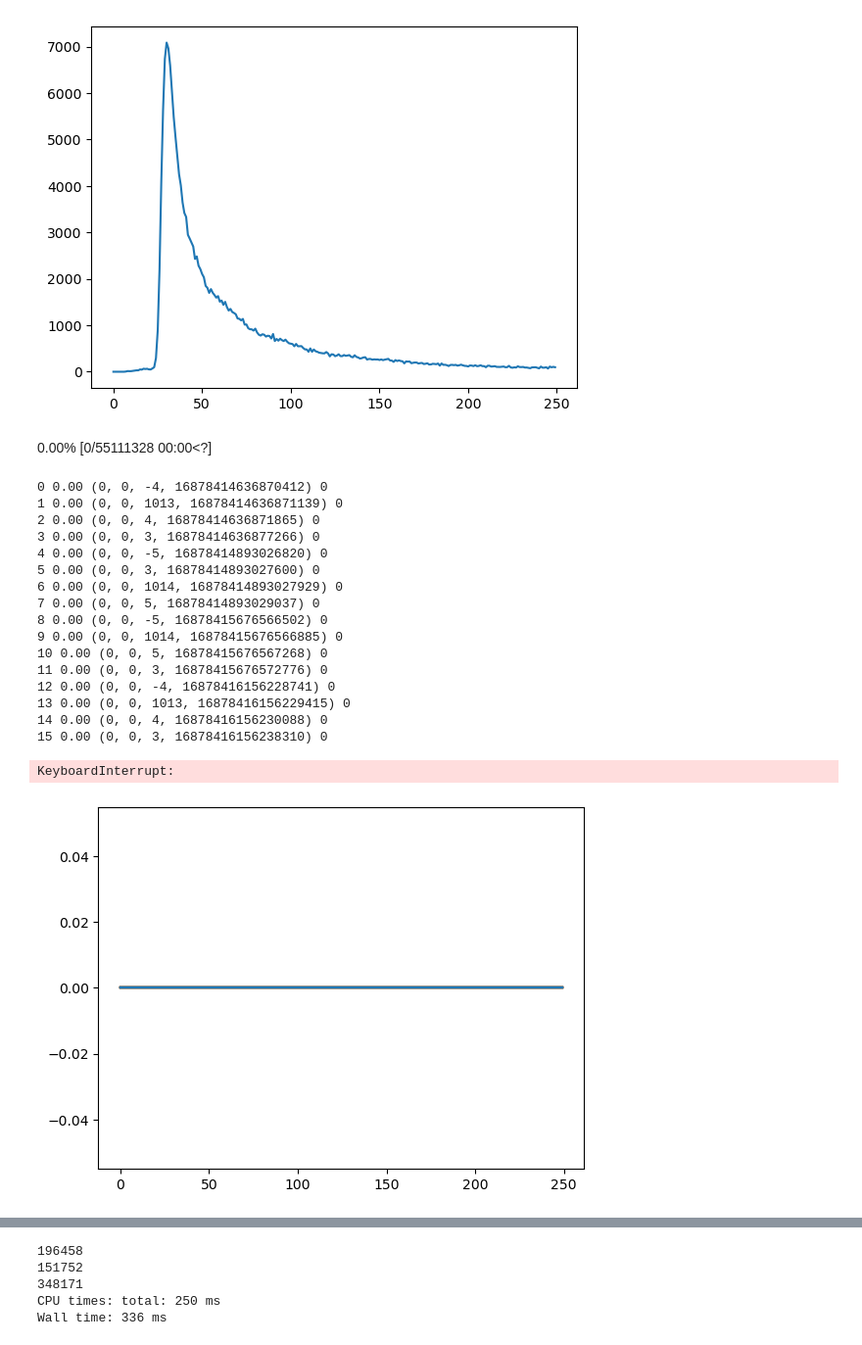
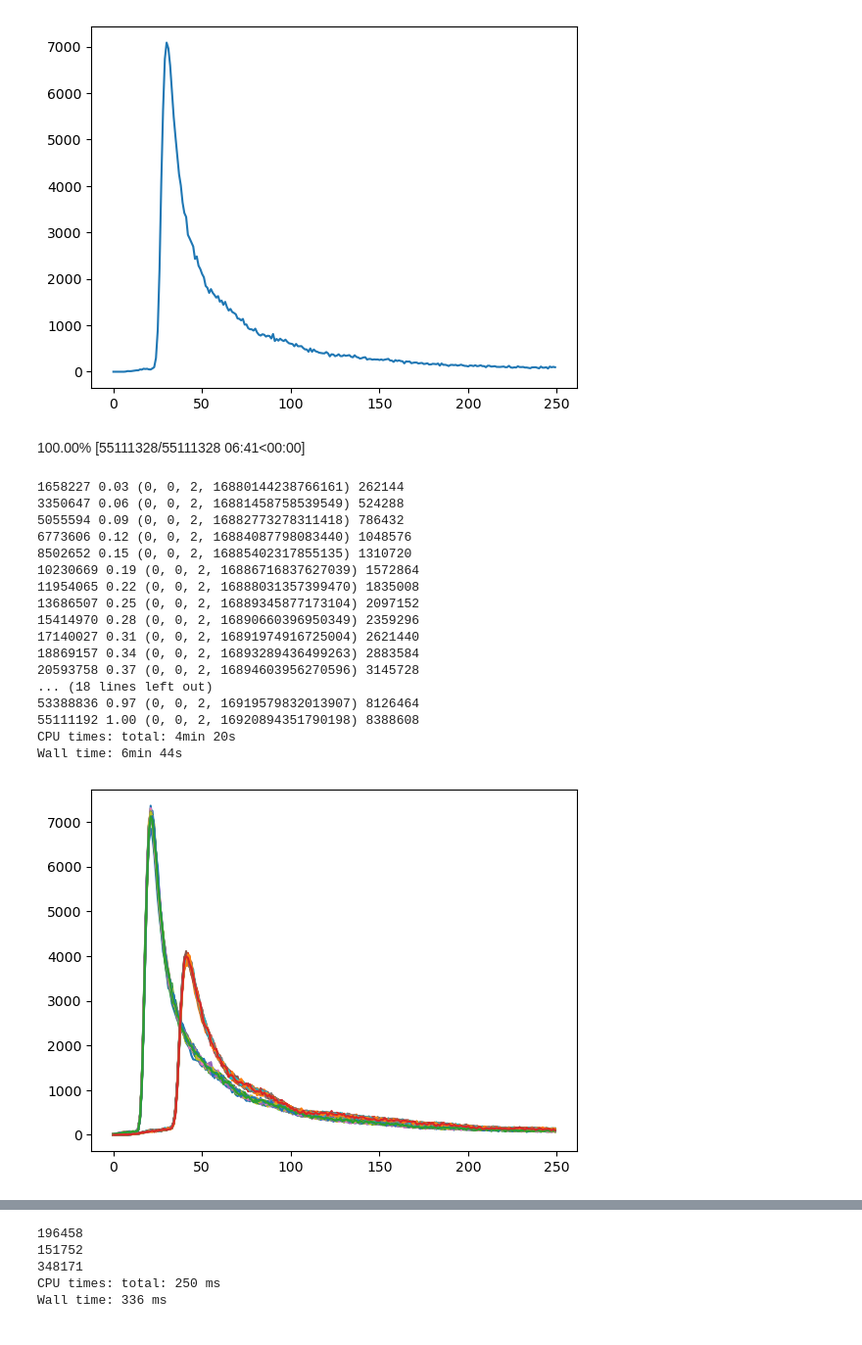
Before and after one commit to PriyaMulla/dashboardsforMM, a Jupyter notebook: J1_BBFile.ipynb, the cells around one changed output, grey strips where cells are left out. Shown at 98% size. Drawn from its saved outputs; the diff is of its cells as text; code cells hidden in the pictures.

```diff
--- a/J1_BBFile.ipynb
+++ b/J1_BBFile.ipynb
@@ -450,6 +450,7 @@ sdts=[]
 current_pixel=0
 arr1=[]#np.zeros(512*512)
 arr2=[]#np.zeros(512*512)
+frm_pixel=[0]
 
 for ix,photon_event in progress_bar(enumerate(data_),total=len(data_)):
 
@@ -484,51 +485,55 @@ for ix,photon_event in progress_bar(enumerate(data_),total=len(data_)):
             arr2.append(times2)
         else:
             arr2.append([-12501])
         times1 = []
         times2 = []
 
-    if (current_pixel%(512*512)==0)&(current_pixel>0):
+    #frm = current_pixel/(512*512)
+
+    if (current_pixel%(512*512)==0)&(current_pixel>frm_pixel[-1]):
 
         print(ix,f'{ix/len(data_):.2f}',photon_event, current_pixel)
 
 
         sdt1=np.zeros([512*512,256])
         sdt2=np.zeros([512*512,256])
         bin = int(12500/256)
         for a1x,a in enumerate(arr1):
             if a:
                 tsx=[a1//bin for a1 in a if (a1//bin)>-256]
                 sdt1[a1x,tsx]+=1
         for a1x,a in enumerate(arr2):
             if a:
                 tsx=[a1//bin for a1 in a if (a1//bin)>-256]
                 sdt2[a1x,tsx]+=1
 
         arr1=[]#np.zeros(512*512)
         arr2=[]#np.zeros(512*512)
         sdts.append((sdt1,sdt2))
         sdt1a = sdt1.reshape([512,512,256])
         plot(sdt1a[:,:,6:].sum((0,1)))
         sdt2a = sdt2.reshape([512,512,256])
         plot(sdt2a[:,:,6:].sum((0,1)))
+
+        frm_pixel.append(current_pixel)
 # %% [output]
-0.00% [0/55111328 00:00<?]
+100.00% [55111328/55111328 06:41<00:00]
-0 0.00 (0, 0, -4, 16878414636870412) 0
-1 0.00 (0, 0, 1013, 16878414636871139) 0
-2 0.00 (0, 0, 4, 16878414636871865) 0
-3 0.00 (0, 0, 3, 16878414636877266) 0
-4 0.00 (0, 0, -5, 16878414893026820) 0
-5 0.00 (0, 0, 3, 16878414893027600) 0
-6 0.00 (0, 0, 1014, 16878414893027929) 0
-7 0.00 (0, 0, 5, 16878414893029037) 0
-8 0.00 (0, 0, -5, 16878415676566502) 0
-9 0.00 (0, 0, 1014, 16878415676566885) 0
-10 0.00 (0, 0, 5, 16878415676567268) 0
-11 0.00 (0, 0, 3, 16878415676572776) 0
-12 0.00 (0, 0, -4, 16878416156228741) 0
-13 0.00 (0, 0, 1013, 16878416156229415) 0
-14 0.00 (0, 0, 4, 16878416156230088) 0
-15 0.00 (0, 0, 3, 16878416156238310) 0
+1658227 0.03 (0, 0, 2, 16880144238766161) 262144
+3350647 0.06 (0, 0, 2, 16881458758539549) 524288
+5055594 0.09 (0, 0, 2, 16882773278311418) 786432
+6773606 0.12 (0, 0, 2, 16884087798083440) 1048576
+8502652 0.15 (0, 0, 2, 16885402317855135) 1310720
+10230669 0.19 (0, 0, 2, 16886716837627039) 1572864
+11954065 0.22 (0, 0, 2, 16888031357399470) 1835008
+13686507 0.25 (0, 0, 2, 16889345877173104) 2097152
+15414970 0.28 (0, 0, 2, 16890660396950349) 2359296
+17140027 0.31 (0, 0, 2, 16891974916725004) 2621440
+18869157 0.34 (0, 0, 2, 16893289436499263) 2883584
+20593758 0.37 (0, 0, 2, 16894603956270596) 3145728
+... (18 lines left out)
+53388836 0.97 (0, 0, 2, 16919579832013907) 8126464
+55111192 1.00 (0, 0, 2, 16920894351790198) 8388608
+CPU times: total: 4min 20s
+Wall time: 6min 44s
-KeyboardInterrupt:
-[figure, old version]
+[figure, new version]
 # %%
```
Also changed, not shown: parts of 4 cells of this notebook.
